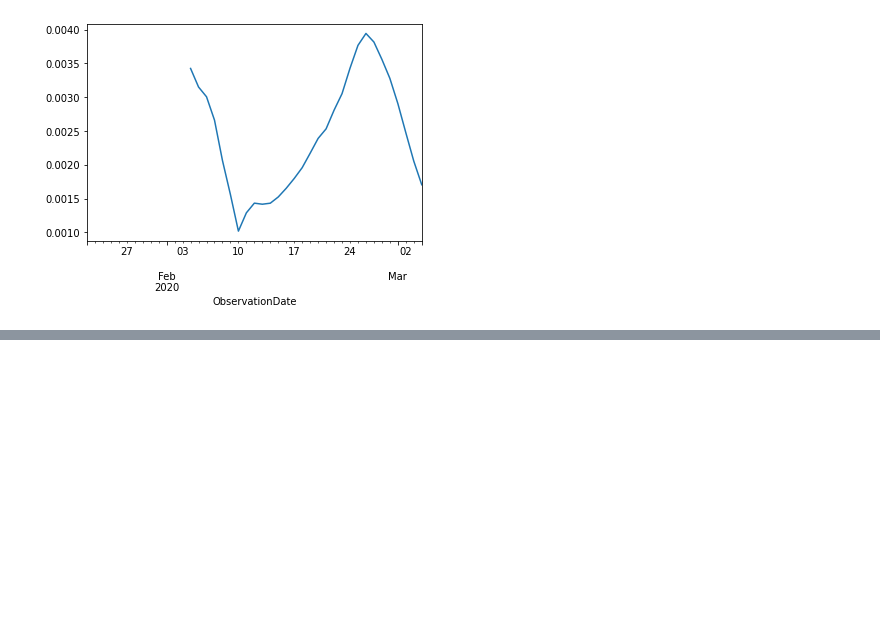
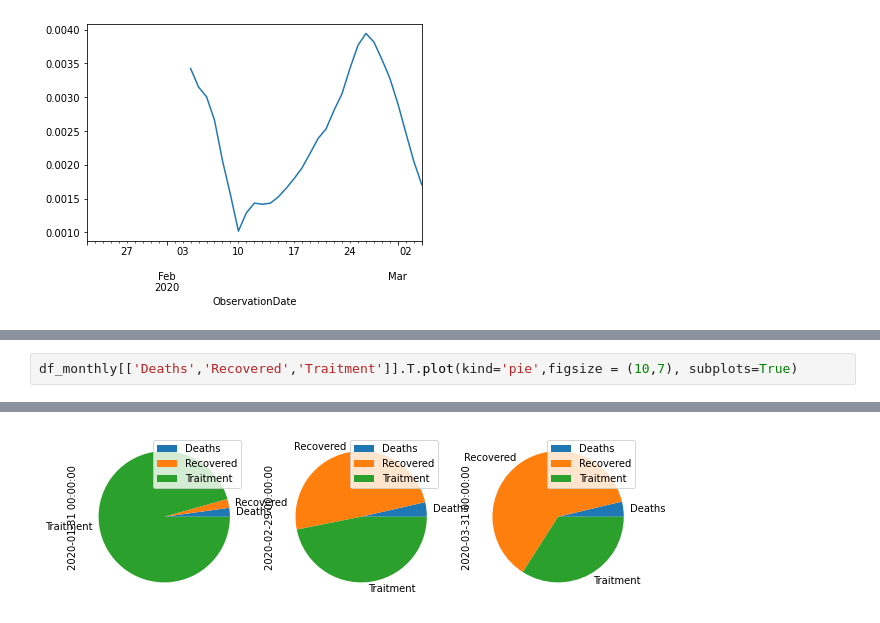
Before and after one commit to OscarABazanez/Manipulacion-y-Analisis-de-Datos-con-Pandas, a Jupyter notebook: [19] serie-de-tiempo.ipynb, the cells around one changed output, grey strips where cells are left out. Cells and saved outputs as stored; diff of their text form; blank space fills up the shorter version.

```diff
--- a/[19] serie-de-tiempo.ipynb
+++ b/[19] serie-de-tiempo.ipynb
@@ -299,0 +399,3 @@ sr.rolling(window=14).std().plot()
+# %%
+df_monthly[['Deaths','Recovered','Traitment']].T.plot(kind='pie',figsize = (10,7), subplots=True)
+# %% [output]
@@ -299,0 +405 @@ sr.rolling(window=14).std().plot()
+[figure, added]
```
Also changed, not shown: parts of 16 cells of this notebook.
